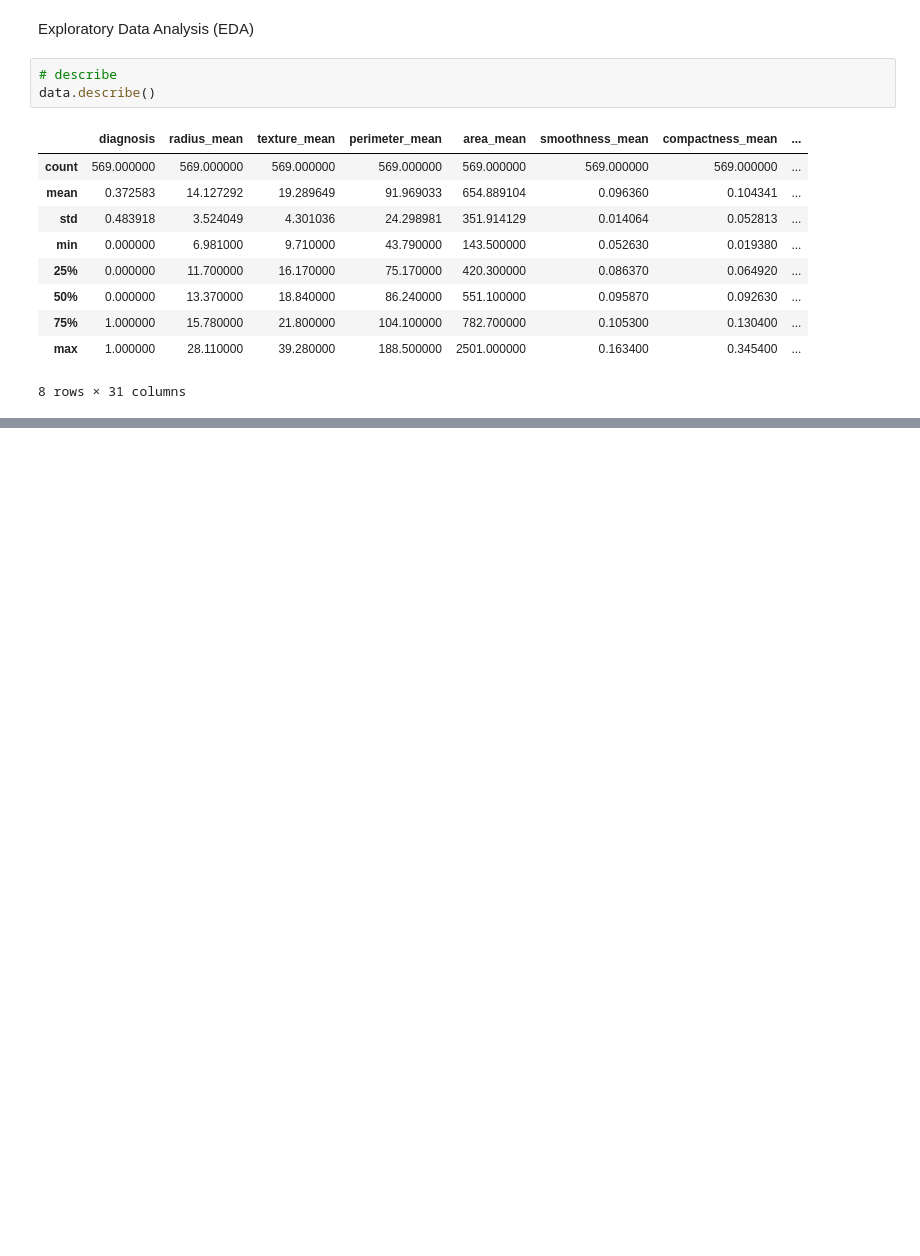
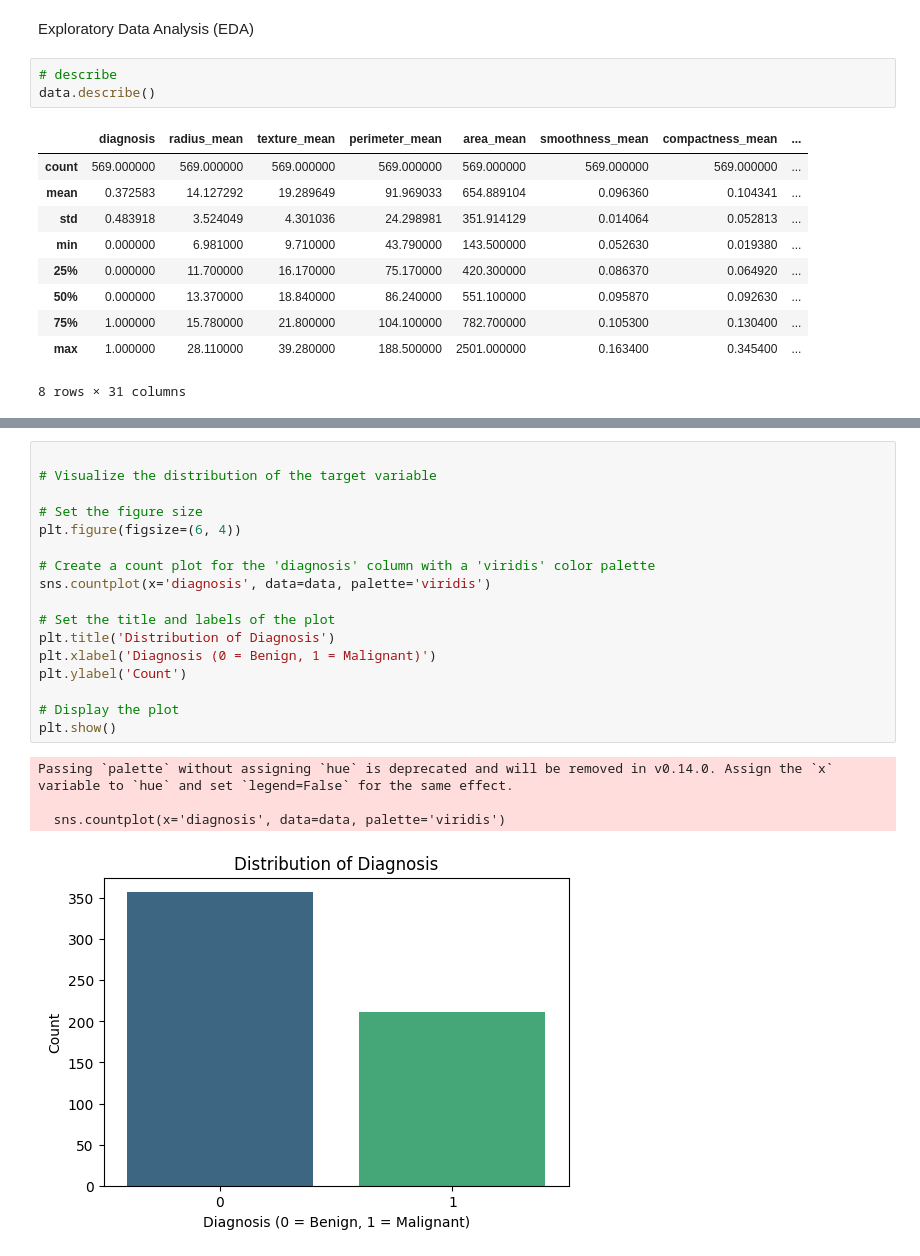
Before and after one commit to Dupsynusi/Breast-Cancer-Prediction-App, a Jupyter notebook: experiments.ipynb, the cells around one changed output, grey strips where cells are left out. Drawn from its saved outputs; the diff is of its cells as text; blank space fills up the shorter version.

```diff
--- a/experiments.ipynb
+++ b/experiments.ipynb
@@ -70,0 +133,22 @@ data.describe()
+# %%
+
+# Visualize the distribution of the target variable
+
+# Set the figure size
+plt.figure(figsize=(6, 4))
+
+# Create a count plot for the 'diagnosis' column with a 'viridis' color palette
+sns.countplot(x='diagnosis', data=data, palette='viridis')
+
+# Set the title and labels of the plot
+plt.title('Distribution of Diagnosis')
+plt.xlabel('Diagnosis (0 = Benign, 1 = Malignant)')
+plt.ylabel('Count')
+
+# Display the plot
+plt.show()
+# %% [output]
+Passing `palette` without assigning `hue` is deprecated and will be removed in v0.14.0. Assign the `x` variable to `hue` and set `legend=False` for the same effect.
+
+  sns.countplot(x='diagnosis', data=data, palette='viridis')
+[figure, added]
```
Also changed, not shown: parts of 27 cells of this notebook, 2 other files.
